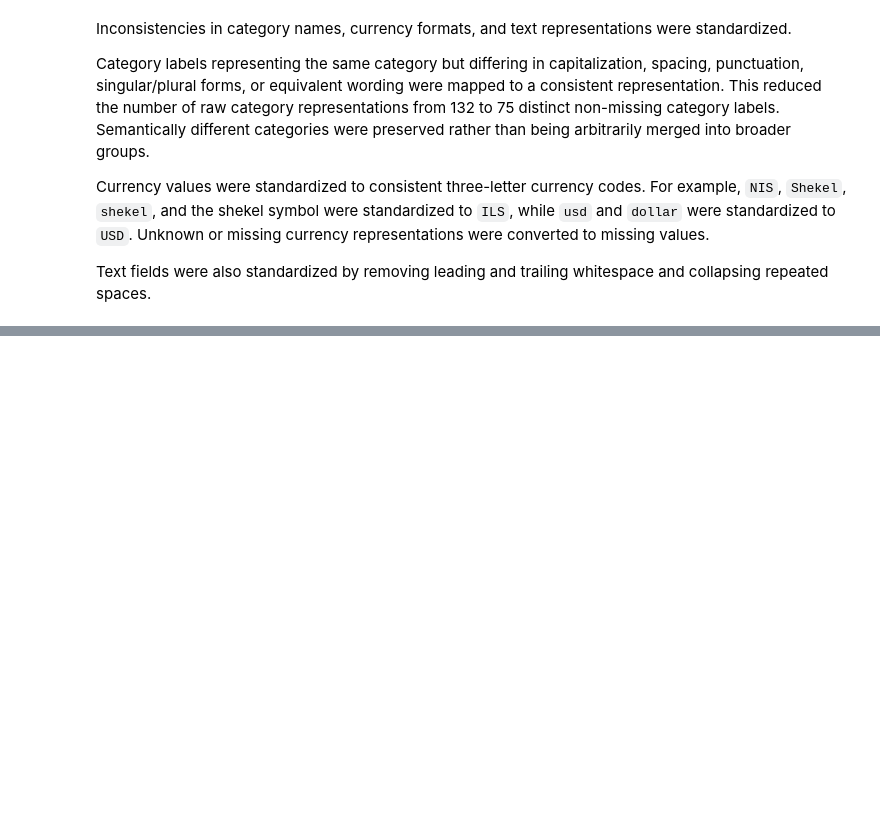
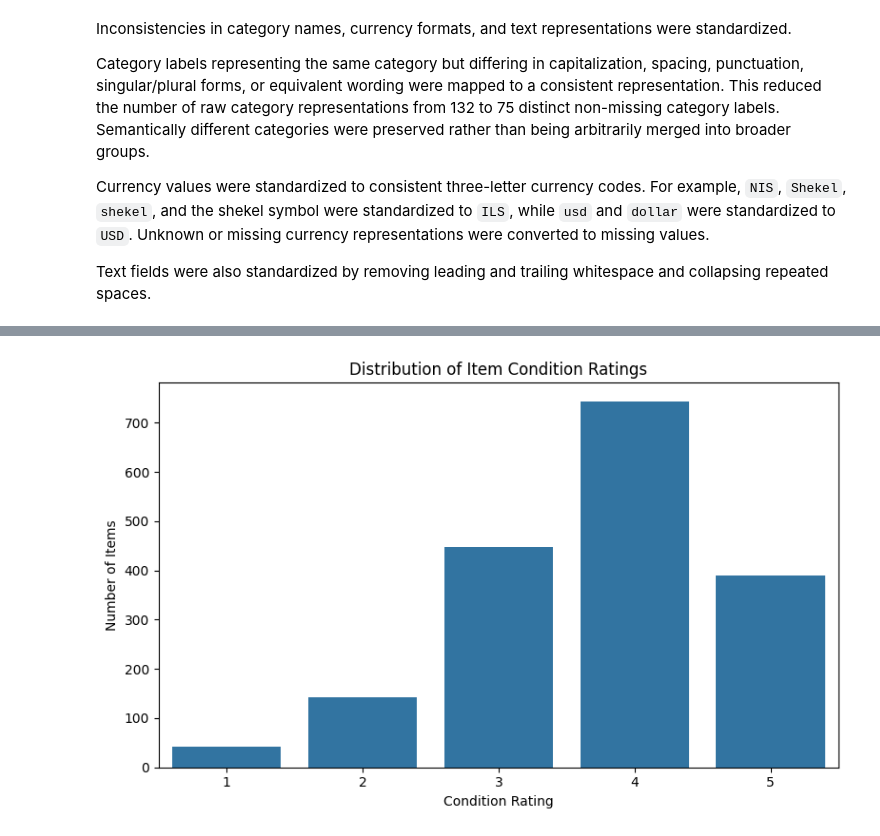
Before and after one commit to Tala-Saabneh/M_Ass2, a Jupyter notebook: assignment2_analysis.ipynb, the cells around one changed output, grey strips where cells are left out. Saved outputs shown, nothing was run; the diff lists cells and outputs as text; code cells hidden in the pictures; blank space fills up the shorter version.

```diff
--- a/assignment2_analysis.ipynb
+++ b/assignment2_analysis.ipynb
@@ -309,0 +908,16 @@ Text fields were also standardized by removing leading and trailing whitespace a
+# %%
+plt.figure(figsize=(8, 5))
+
+sns.countplot(
+    data=clean_df,
+    x=clean_df["condition"].dropna().astype(int),
+    order=[1, 2, 3, 4, 5]
+)
+
+plt.title("Distribution of Item Condition Ratings")
+plt.xlabel("Condition Rating")
+plt.ylabel("Number of Items")
+plt.tight_layout()
+plt.show()
+# %% [output]
+[figure, added]
```
Also changed, not shown: parts of 47 cells of this notebook.
